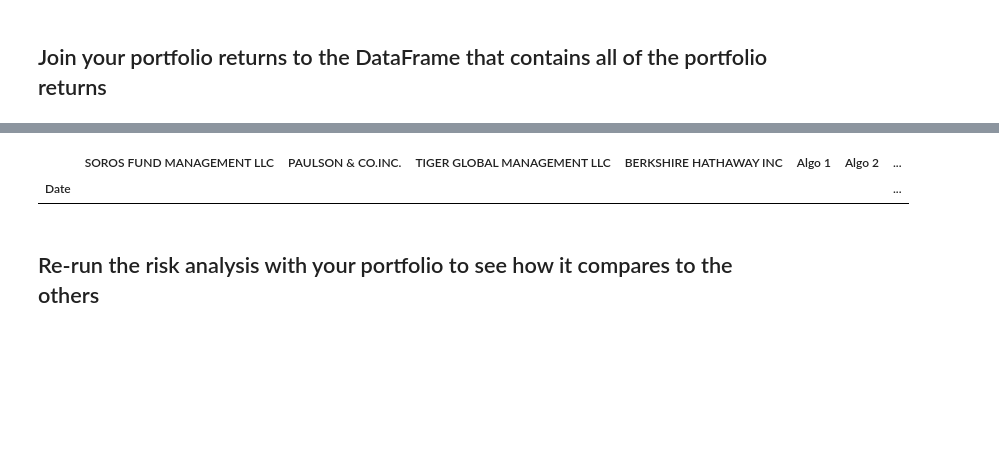
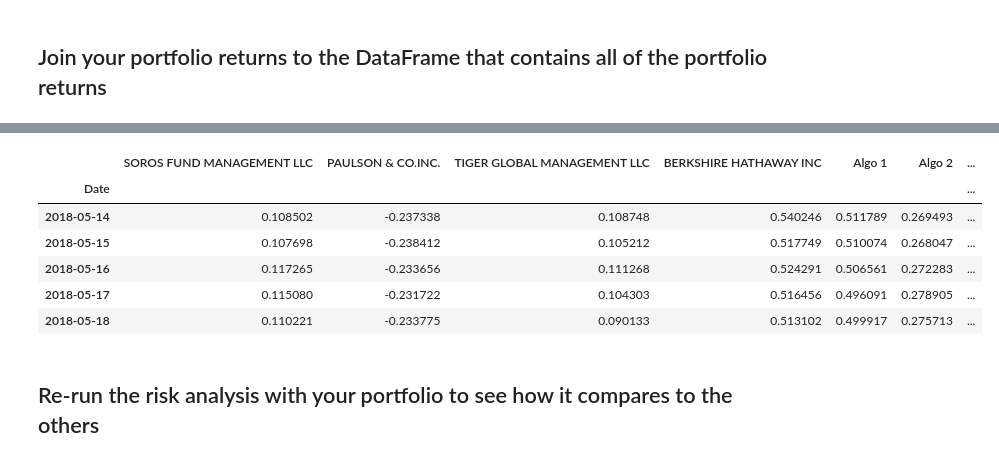
Before and after one commit to xfdobs/python-homework, a Jupyter notebook: 2_A Whale Off the Port(folio)/whale_analysis.ipynb, the cells around one changed output, grey strips where cells are left out. Drawn from its saved outputs; the diff is of its cells as text; code cells hidden in the pictures; blank space fills up the shorter version.

```diff
--- a/2_A Whale Off the Port(folio)/whale_analysis.ipynb
+++ b/2_A Whale Off the Port(folio)/whale_analysis.ipynb
@@ -469,9 +467,8 @@ df_cost
 250 rows × 1 columns
 # %%
 # Reading data from 3rd stock
-df_goog = pd.read_csv(Path('./Resources/goog_historical.csv'),parse_dates = True,infer_datetime_format=True)
-df_goog.columns = ['symbol','Date','Close']
-df_goog.set_index('Date',inplace=True)
+df_goog = pd.read_csv(Path('./Resources/goog_historical.csv'),index_col='Trade DATE',parse_dates = True,infer_datetime_format=True)
+df_goog.columns = ['symbol','Close']
 df_goog.drop(columns=['symbol'], inplace=True)
 df_goog
 # %% [output]
@@ -492,4 +489,4 @@ df_goog
 # %%
 # Combine all stocks in a single DataFrame
 df_combined = pd.concat([df_aapl,df_cost,df_goog],axis='columns',join='inner')
-df_combined
+df_combined.sort_index(ascending=False,inplace=True)
@@ -513,3 +493,9 @@ df_combined
+# %%
+# Reset Date index
+df_combined.reset_index(inplace=True)
+df_combined = df_combined.rename(columns={'Trade DATE' :'Date'})
+df_combined.set_index('Date',inplace=True)
+df_combined.sort_index(ascending=True,inplace=True)
 # %%
 # Reorganize portfolio data by having a column per symbol
 df_combined.columns = ['AAPL','COST','GOOGL']
@@ -568,6 +553,7 @@ dtype: float64
 ## Join your portfolio returns to the DataFrame that contains all of the portfolio returns
 # %%
 # Join your returns DataFrame to the original returns DataFrame
-all_portfolios_returns = pd.concat([cumulative_returns, custom_portfolio_cumulative], axis="columns", join="inner")
-len(all_portfolios_returns)
+all_portfolios_returns = pd.concat([cumulative_returns, custom_portfolio_return], axis="columns", join="inner")
+all_portfolios_returns.rename(columns = {0:"CustomPortfolio"}, inplace = True)
+all_portfolios_returns
 # %% [output]
@@ -575,8 +574,15 @@ len(all_portfolios_returns)
 # %%
 # Only compare dates where return data exists for all the stocks (drop NaNs)
+all_portfolios_returns.dropna(inplace=True)
+all_portfolios_returns.head()
 # %% [output]
 |  | SOROS FUND MANAGEMENT LLC | PAULSON & CO.INC. | TIGER GLOBAL MANAGEMENT LLC | BERKSHIRE HATHAWAY INC | Algo 1 | Algo 2 | ... |
 | Date |  |  |  |  |  |  | ... |
+| 2018-05-14 | 0.108502 | -0.237338 | 0.108748 | 0.540246 | 0.511789 | 0.269493 | ... |
+| 2018-05-15 | 0.107698 | -0.238412 | 0.105212 | 0.517749 | 0.510074 | 0.268047 | ... |
+| 2018-05-16 | 0.117265 | -0.233656 | 0.111268 | 0.524291 | 0.506561 | 0.272283 | ... |
+| 2018-05-17 | 0.115080 | -0.231722 | 0.104303 | 0.516456 | 0.496091 | 0.278905 | ... |
+| 2018-05-18 | 0.110221 | -0.233775 | 0.090133 | 0.513102 | 0.499917 | 0.275713 | ... |
 # %% [markdown]
 ## Re-run the risk analysis with your portfolio to see how it compares to the others
 # %% [markdown]
```
Also changed, not shown: parts of 16 cells of this notebook, 12 other files.
